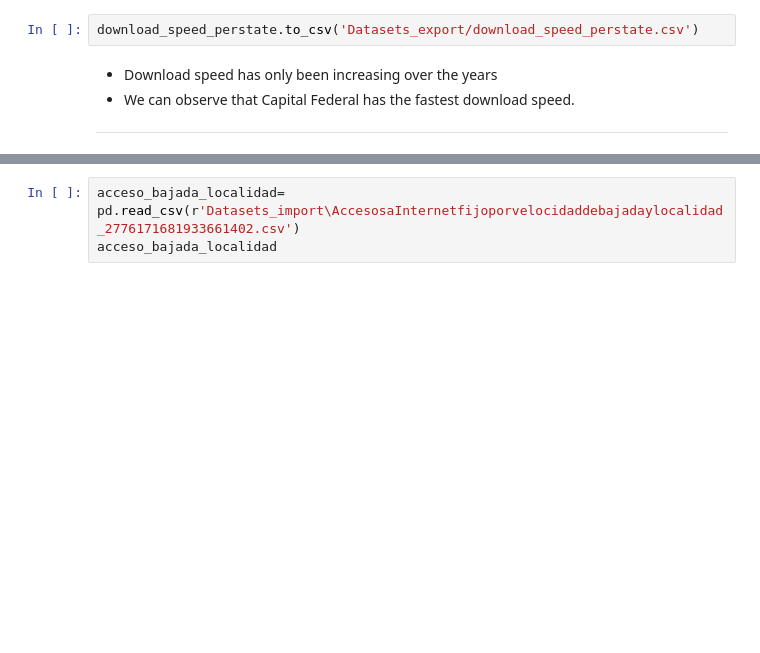
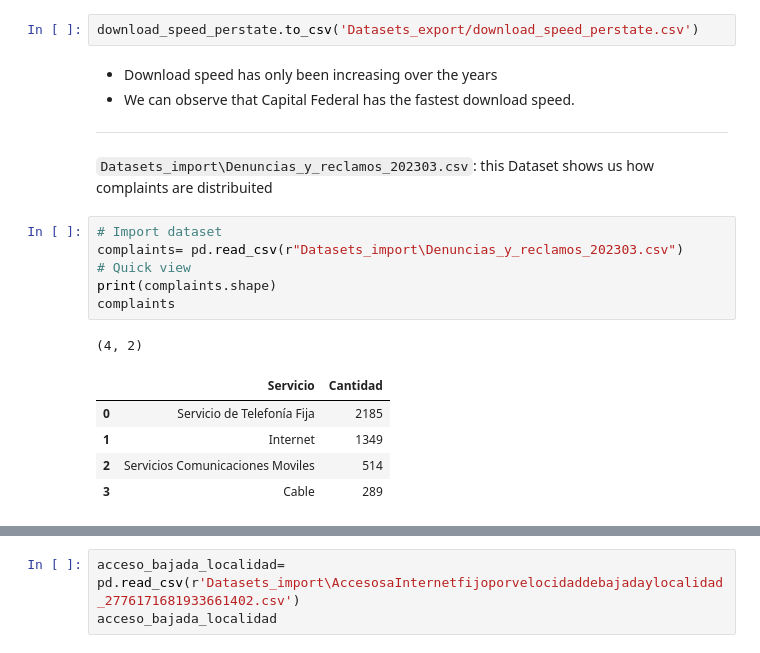
Before and after one commit to juanmaluna21/PI-DataAnalyst, a Jupyter notebook: dea_main.ipynb, the cells around one changed output, grey strips where cells are left out. Cells and saved outputs as stored; diff of their text form; blank space fills up the shorter version.

```diff
--- a/dea_main.ipynb
+++ b/dea_main.ipynb
@@ -1123,3 +1125,18 @@ download_speed_perstate.to_csv('Datasets_export/download_speed_perstate.csv')
 * We can observe that Capital Federal has the fastest download speed.
 
 ------
+# %% [markdown]
+`Datasets_import\Denuncias_y_reclamos_202303.csv`: this Dataset shows us how complaints are distribuited
+# %%
+# Import dataset
+complaints= pd.read_csv(r"Datasets_import\Denuncias_y_reclamos_202303.csv")
+# Quick view
+print(complaints.shape)
+complaints
+# %% [output]
+(4, 2)
+|  | Servicio | Cantidad |
+| 0 | Servicio de Telefonía Fija | 2185 |
+| 1 | Internet | 1349 |
+| 2 | Servicios Comunicaciones Moviles | 514 |
+| 3 | Cable | 289 |
```
Also changed, not shown: parts of 5 cells of this notebook, 4 other files.
